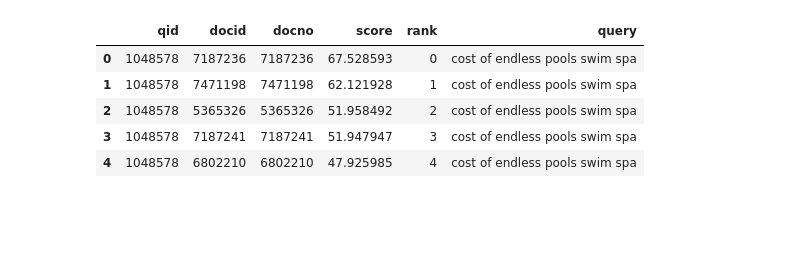
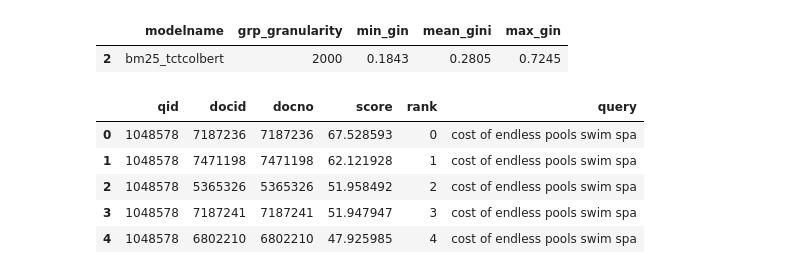
Before and after one commit to XuejunChang/T-Retrievability, a Jupyter notebook: plot.ipynb, the cells around one changed output. Saved outputs shown, nothing was run; the diff lists cells and outputs as text; code cells hidden in the pictures; blank space fills up the shorter version.

```diff
--- a/plot.ipynb
+++ b/plot.ipynb
@@ -18,5 +20,7 @@ from matplotlib.pyplot import MultipleLocator
 # bm25 = df[(df['modelname'] == 'bm25') & (df['threshold'] == 0)]
 # gini_bm25 = df.loc[df['Model'] == 'BM25',['Gini','Gini.1','Gini.2','Gini.3']]
 # %%
-csv = f'/mnt/primary/exposure-fairness/results/result_all_models_all_groups.csv'
-df = pd.read_csv(csv, index_col=0).reset_index()
+# csv = f'/mnt/primary/exposure-fairness/results/result_all_models_all_groups.csv'
+modelname = config.models[4]
+result_csv_path = f'{config.data_dir}/v2/{modelname}_{config.dataset_name}_{config.topics_name}_{config.retrieve_num}_models_granularities.csv'
+df = pd.read_csv(result_csv_path, index_col=0).reset_index()
@@ -29,3 +36,8 @@ df.head()
+# %%
+df[df['grp_granularity'] == 2000].round(4)
+# %% [output]
+|  | modelname | grp_granularity | min_gin | mean_gini | max_gin |
+| 2 | bm25_tctcolbert | 2000 | 0.1843 | 0.2805 | 0.7245 |
 # %%
 df[(df['modelname'] == 'bm25') & (df['threshold'] == 0)]
 # %%
```
Also changed, not shown: parts of 10 cells of this notebook, 5 other files.
